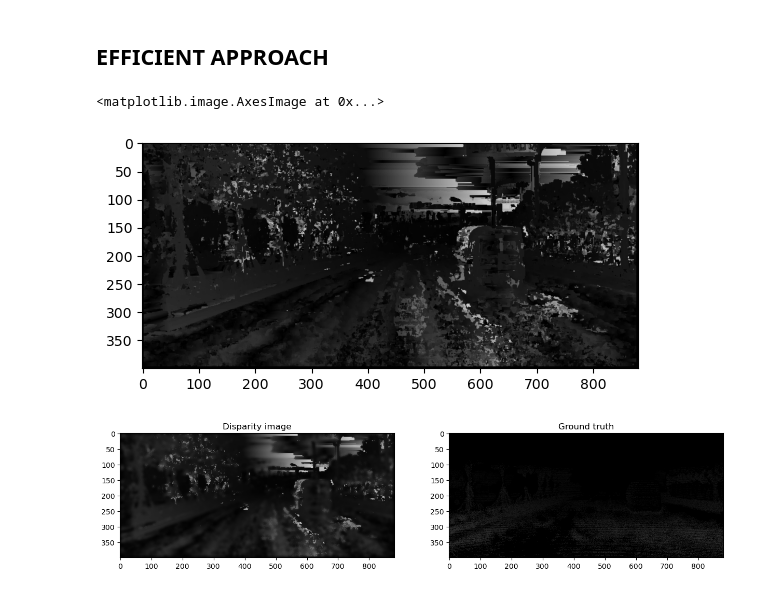
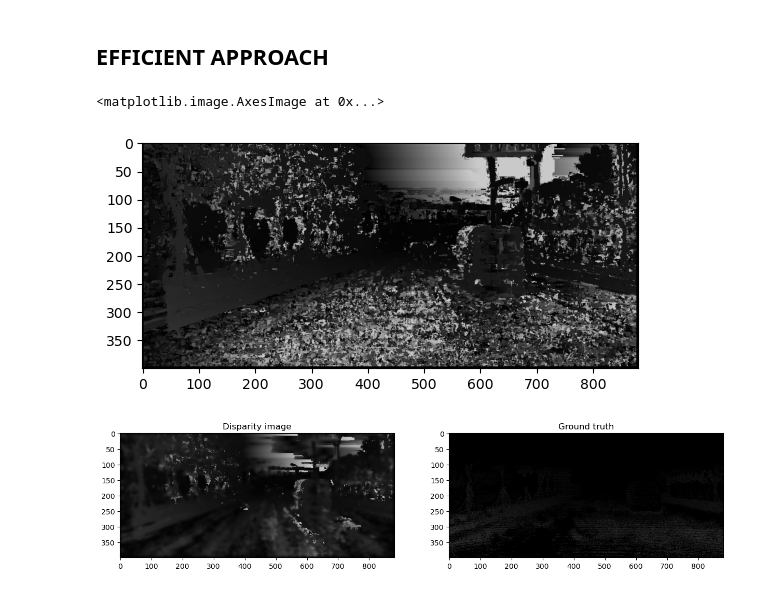
Before and after one commit to Neva-Y/Disparity-Image, a Jupyter notebook: Final-Project.ipynb, the cells around one changed output. Drawn from its saved outputs; the diff is of its cells as text; code cells hidden in the pictures.

```diff
--- a/Final-Project.ipynb
+++ b/Final-Project.ipynb
@@ -274,7 +274,7 @@ boundary_size = 3
 neighbourhood_l = 200
 nighbourhood_r = 50
 step_size = 1
-measure = "SSD"
+measure = "NCC"
 
 
 for row_index in tqdm(range(boundary_size, len(img_l_grey)-boundary_size, step_size)):
@@ -285,39 +285,39 @@ for row_index in tqdm(range(boundary_size, len(img_l_grey)-boundary_size, step_s
         centre_l = [row_index, col_index_left]
 
         min_l_x = centre_l[1] - boundary_size
-        max_l_x = centre_l[1] + boundary_size
+        max_l_x = centre_l[1] + boundary_size + 1
 
         min_l_y = centre_l[0] - boundary_size
-        max_l_y = centre_l[0] + boundary_size
+        max_l_y = centre_l[0] + boundary_size + 1
 
         patch_l = img_l_grey[min_l_y:max_l_y, min_l_x:max_l_x]
 
         # Take horizontal window to search, ensuring values don't exceed bounds
         min_bound = max(col_index_left-neighbourhood_l, boundary_size)
         max_bound = min(col_index_left+nighbourhood_r, len(row)-boundary_size)
 
         # Indices of all column centres to check
         col_centres = np.arange(min_bound,max_bound)
 
         # Generate arrays for each column centre in steps of 1 using the boundary size, each having 2*boundary_size elements
-        col_linspace = np.int32(np.transpose(np.linspace(col_centres-boundary_size, col_centres+boundary_size, 2*boundary_size)))
+        col_linspace = np.int32(np.transpose(np.linspace(col_centres-boundary_size, col_centres+boundary_size, 2*boundary_size+1)))
 
         # Generate right patch using the constant rows in loop iteration and column arrays, transpose to get correct shape
         patch_r = np.transpose(img_r_grey[min_l_y:max_l_y, col_linspace], (1,0,2))
 
         # Choose distance measure to generate disparity map
         if measure == "NCC":
             norm_corr = np.sum(patch_l*patch_r, axis=(1,2))/(np.linalg.norm(patch_l)*np.linalg.norm(patch_r, axis=(1,2)))
             min_col_index = np.argmax(norm_corr) + min_bound - 1
             calc_disp1[row_index][col_index_left] = abs(min_col_index - col_index_left)
         elif measure == "SSD":
             error = np.sum((patch_l-patch_r)**2, axis=(1,2))
             min_col_index = np.argmin(error) + min_bound - 1
             calc_disp1[row_index][col_index_left] = abs(min_col_index - col_index_left)
 
 plt.imshow(calc_disp1, cmap='gray', vmin=0, vmax=255)
 # %% [output]
 <matplotlib.image.AxesImage at 0x...>
-[figure, old version]
+[figure, new version]
 # %%
 # Implement bilateral filter - edge preserving
```
Also changed, not shown: parts of 1 cell of this notebook, 1 other file.
